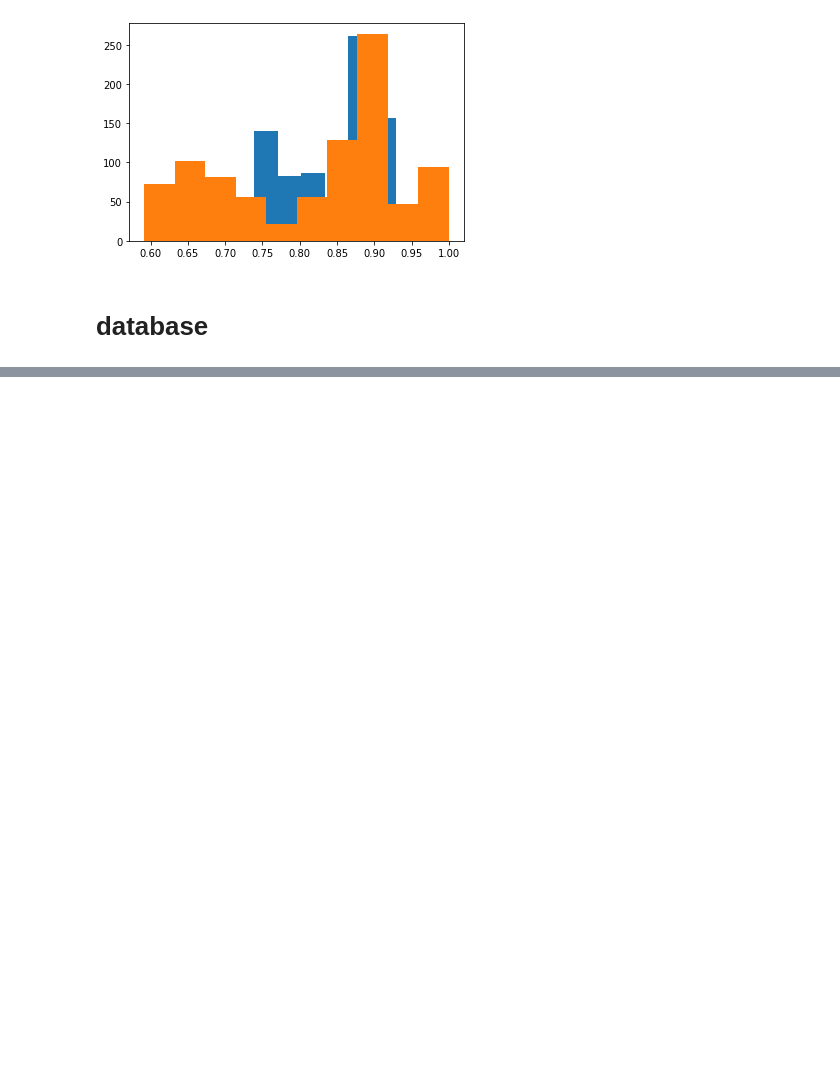
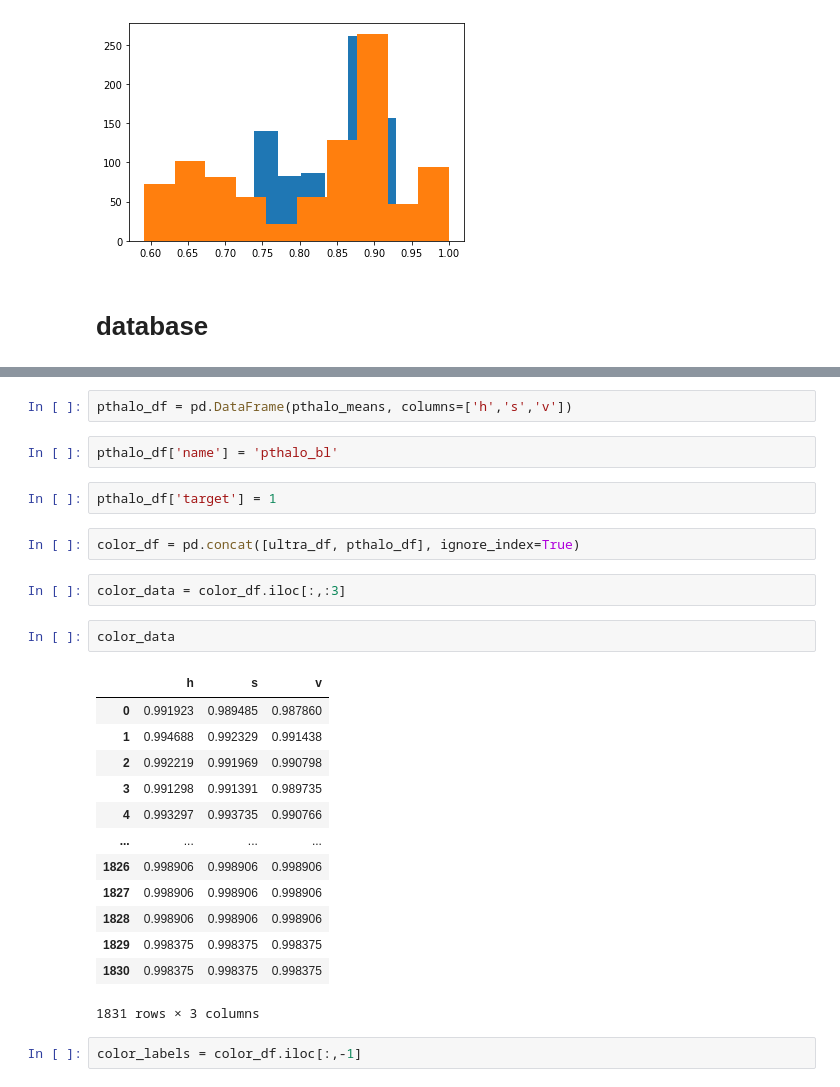
Before and after one commit to skyelong/Insight_Project_old, a Jupyter notebook: color_clusters.ipynb, the cells around one changed output, grey strips where cells are left out. Saved outputs shown, nothing was run; the diff lists cells and outputs as text; blank space fills up the shorter version.

Commit message:
add labels and split

```diff
--- a/color_clusters.ipynb
+++ b/color_clusters.ipynb
@@ -75,0 +99,28 @@ plt.hist(pthalo_means[:,2])
+# %%
+pthalo_df = pd.DataFrame(pthalo_means, columns=['h','s','v'])
+# %%
+pthalo_df['name'] = 'pthalo_bl'
+# %%
+pthalo_df['target'] = 1
+# %%
+color_df = pd.concat([ultra_df, pthalo_df], ignore_index=True)
+# %%
+color_data = color_df.iloc[:,:3]
+# %%
+color_data
+# %% [output]
+|  | h | s | v |
+| 0 | 0.991923 | 0.989485 | 0.987860 |
+| 1 | 0.994688 | 0.992329 | 0.991438 |
+| 2 | 0.992219 | 0.991969 | 0.990798 |
+| 3 | 0.991298 | 0.991391 | 0.989735 |
+| 4 | 0.993297 | 0.993735 | 0.990766 |
+| ... | ... | ... | ... |
+| 1826 | 0.998906 | 0.998906 | 0.998906 |
+| 1827 | 0.998906 | 0.998906 | 0.998906 |
+| 1828 | 0.998906 | 0.998906 | 0.998906 |
+| 1829 | 0.998375 | 0.998375 | 0.998375 |
+| 1830 | 0.998375 | 0.998375 | 0.998375 |
+1831 rows × 3 columns
+# %%
+color_labels = color_df.iloc[:,-1]
```
Also changed, not shown: parts of 7 cells of this notebook.
